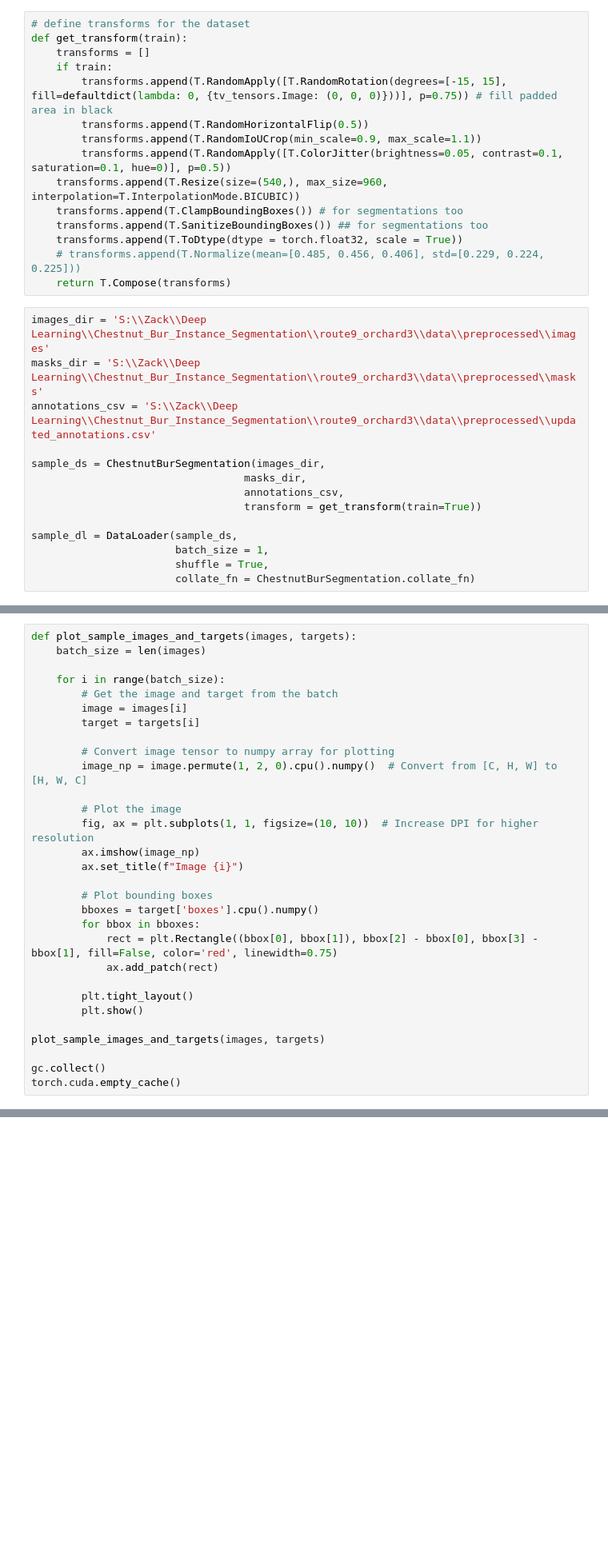
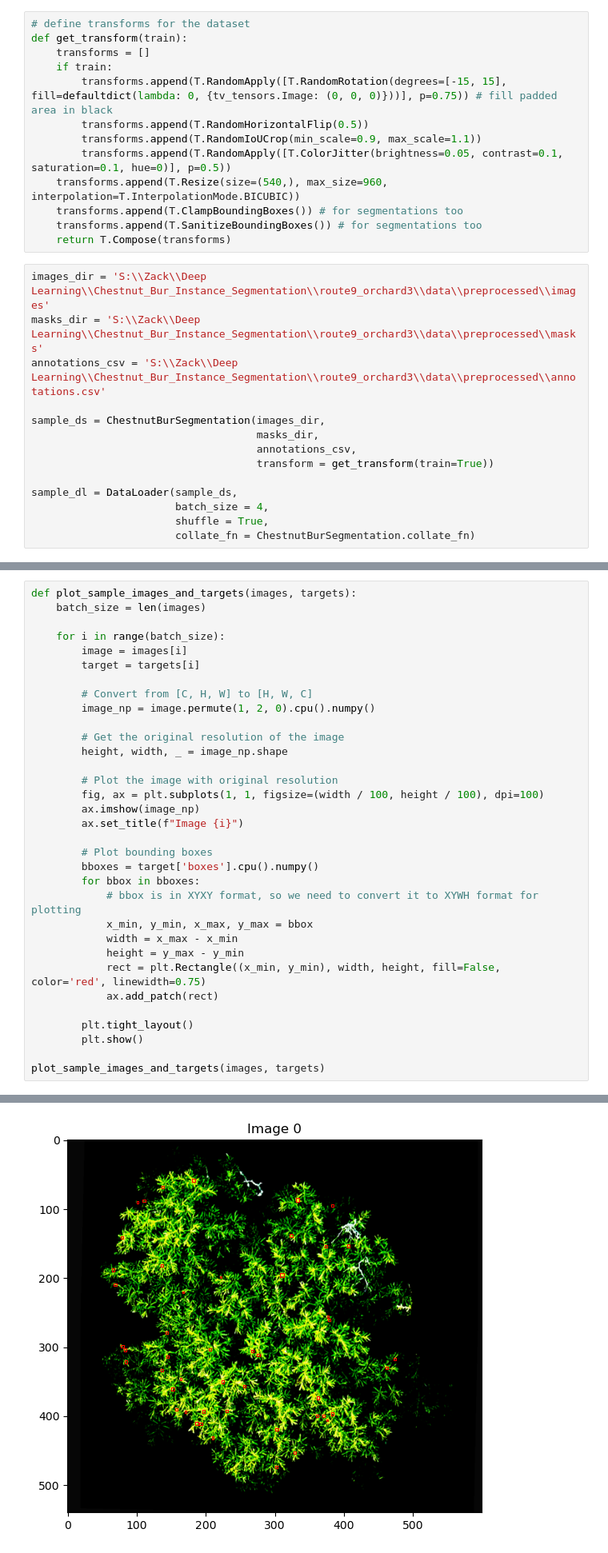
Before and after one commit to ZackLoken/Savanna-Institute-Image-Analysis, a Jupyter notebook: Drone-based_Chestnut_Detection/ChestnutBur_Segmentation_MaskRCNN_PyTorch.ipynb, the cells around one changed output, grey strips where cells are left out. Shown at 80% size. Saved outputs shown, nothing was run; the diff lists cells and outputs as text; blank space fills up the shorter version.

```diff
--- a/Drone-based_Chestnut_Detection/ChestnutBur_Segmentation_MaskRCNN_PyTorch.ipynb
+++ b/Drone-based_Chestnut_Detection/ChestnutBur_Segmentation_MaskRCNN_PyTorch.ipynb
@@ -252,22 +251,20 @@ def get_transform(train):
         transforms.append(T.RandomApply([T.ColorJitter(brightness=0.05, contrast=0.1, saturation=0.1, hue=0)], p=0.5))
     transforms.append(T.Resize(size=(540,), max_size=960, interpolation=T.InterpolationMode.BICUBIC))
     transforms.append(T.ClampBoundingBoxes()) # for segmentations too
-    transforms.append(T.SanitizeBoundingBoxes()) ## for segmentations too
-    transforms.append(T.ToDtype(dtype = torch.float32, scale = True))
-    # transforms.append(T.Normalize(mean=[0.485, 0.456, 0.406], std=[0.229, 0.224, 0.225]))
+    transforms.append(T.SanitizeBoundingBoxes()) # for segmentations too
     return T.Compose(transforms)
 # %%
 images_dir = 'S:\\Zack\\Deep Learning\\Chestnut_Bur_Instance_Segmentation\\route9_orchard3\\data\\preprocessed\\images'
 masks_dir = 'S:\\Zack\\Deep Learning\\Chestnut_Bur_Instance_Segmentation\\route9_orchard3\\data\\preprocessed\\masks'
-annotations_csv = 'S:\\Zack\\Deep Learning\\Chestnut_Bur_Instance_Segmentation\\route9_orchard3\\data\\preprocessed\\updated_annotations.csv'
+annotations_csv = 'S:\\Zack\\Deep Learning\\Chestnut_Bur_Instance_Segmentation\\route9_orchard3\\data\\preprocessed\\annotations.csv'
 
 sample_ds = ChestnutBurSegmentation(images_dir,
-                                  masks_dir,
-                                  annotations_csv,
-                                  transform = get_transform(train=True))
+                                    masks_dir,
+                                    annotations_csv,
+                                    transform = get_transform(train=True))
 
 sample_dl = DataLoader(sample_ds,
-                       batch_size = 1,
+                       batch_size = 4,
                        shuffle = True,
                        collate_fn = ChestnutBurSegmentation.collate_fn)
 # %%
@@ -319,28 +314,32 @@ def plot_sample_images_and_targets(images, targets):
     batch_size = len(images)
 
     for i in range(batch_size):
-        # Get the image and target from the batch
         image = images[i]
         target = targets[i]
 
-        # Convert image tensor to numpy array for plotting
-        image_np = image.permute(1, 2, 0).cpu().numpy()  # Convert from [C, H, W] to [H, W, C]
+        # Convert from [C, H, W] to [H, W, C]
+        image_np = image.permute(1, 2, 0).cpu().numpy()
 
-        # Plot the image
-        fig, ax = plt.subplots(1, 1, figsize=(10, 10))  # Increase DPI for higher resolution
+        # Get the original resolution of the image
+        height, width, _ = image_np.shape
+
+        # Plot the image with original resolution
+        fig, ax = plt.subplots(1, 1, figsize=(width / 100, height / 100), dpi=100)
         ax.imshow(image_np)
         ax.set_title(f"Image {i}")
 
         # Plot bounding boxes
         bboxes = target['boxes'].cpu().numpy()
         for bbox in bboxes:
-            rect = plt.Rectangle((bbox[0], bbox[1]), bbox[2] - bbox[0], bbox[3] - bbox[1], fill=False, color='red', linewidth=0.75)
+            # bbox is in XYXY format, so we need to convert it to XYWH format for plotting
+            x_min, y_min, x_max, y_max = bbox
+            width = x_max - x_min
+            height = y_max - y_min
+            rect = plt.Rectangle((x_min, y_min), width, height, fill=False, color='red', linewidth=0.75)
             ax.add_patch(rect)
 
         plt.tight_layout()
         plt.show()
 
 plot_sample_images_and_targets(images, targets)
-
-gc.collect()
-torch.cuda.empty_cache()
+# %% [output]
@@ -346,0 +347 @@ torch.cuda.empty_cache()
+[figure, added]
```
Also changed, not shown: parts of 15 cells of this notebook.
